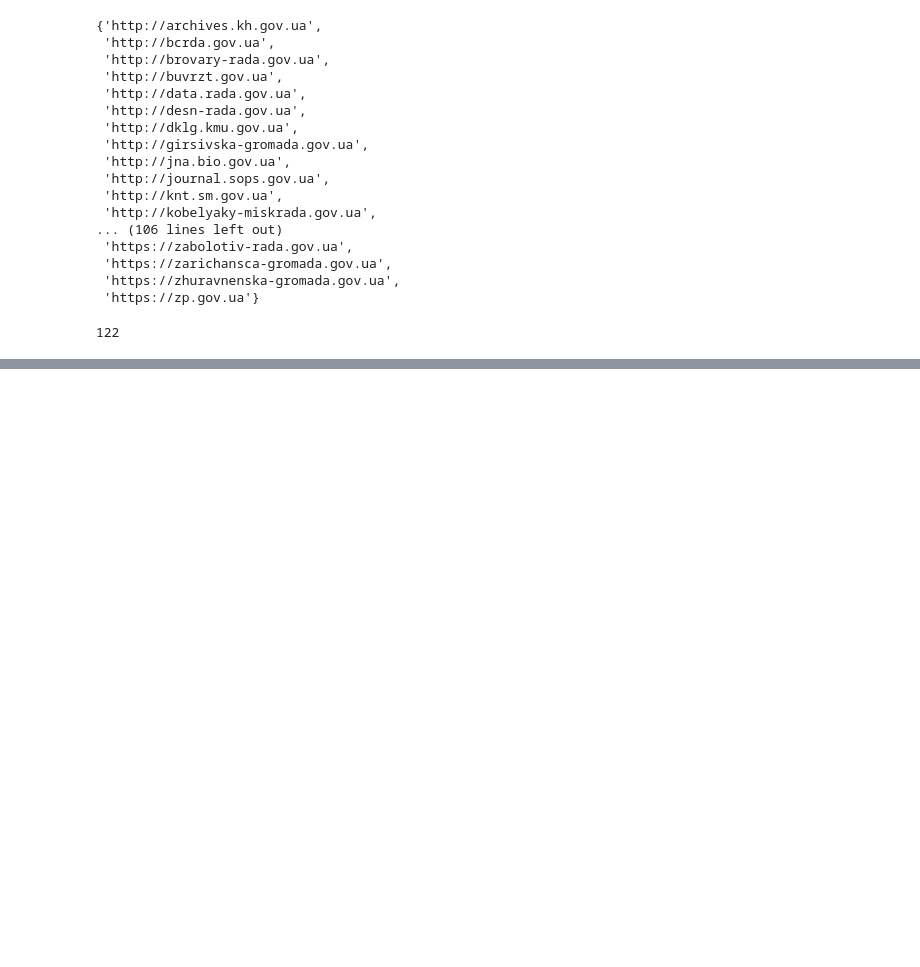
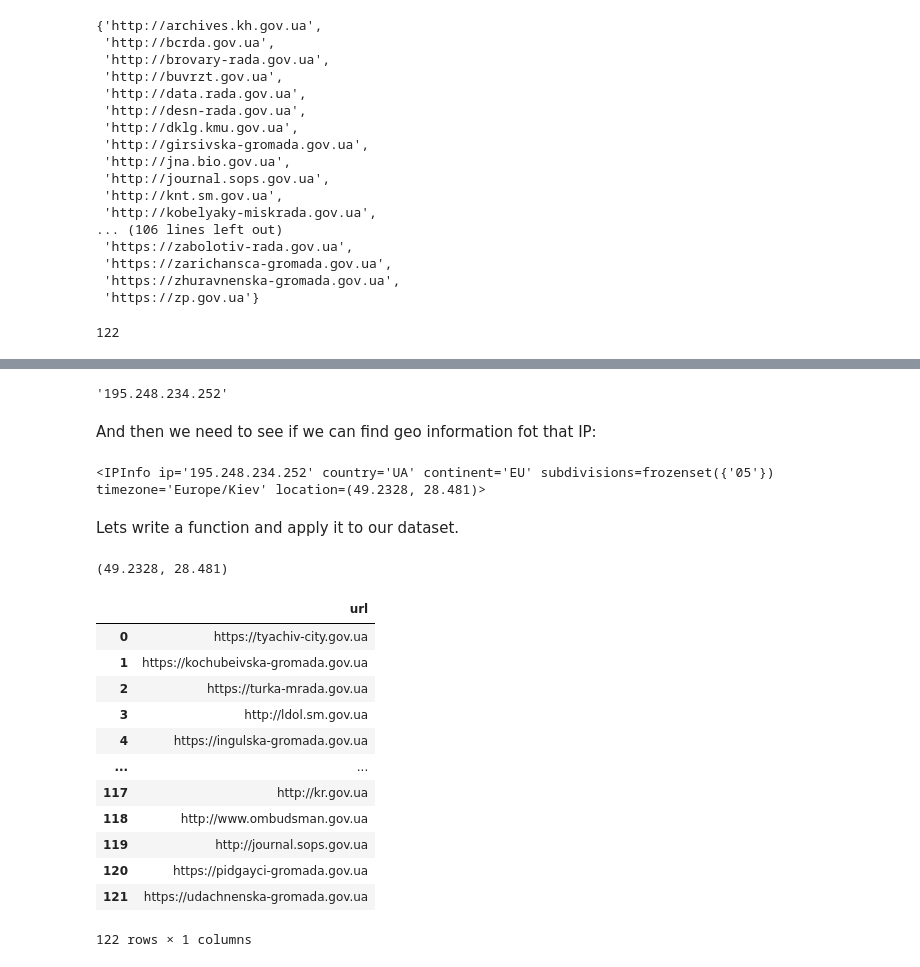
Before and after one commit to bmschmidt/gov-ua, a Jupyter notebook: Notebook.ipynb, the cells around one changed output, grey strips where cells are left out. Saved outputs shown, nothing was run; the diff lists cells and outputs as text; code cells hidden in the pictures; blank space fills up the shorter version.

```diff
--- a/Notebook.ipynb
+++ b/Notebook.ipynb
@@ -95,0 +94,50 @@ We can see if it's possible to get a sense of where these hostnames are hosted.
+# %%
+from socket import gethostbyname
+
+gethostbyname('ezupilska-gromada.gov.ua')
+# %% [output]
+'195.248.234.252'
+# %% [markdown]
+And then we need to see if we can find geo information fot that IP:
+# %%
+from geoip import geolite2
+
+geolite2.lookup('195.248.234.252')
+# %% [output]
+<IPInfo ip='195.248.234.252' country='UA' continent='EU' subdivisions=frozenset({'05'}) timezone='Europe/Kiev' location=(49.2328, 28.481)>
+# %% [markdown]
+Lets write a function and apply it to our dataset.
+# %%
+from urllib.parse import urlparse
+
+def geo(url):
+    uri = urlparse(url)
+    try:
+        hostname = uri.netloc
+        ip = gethostbyname(hostname)
+        loc = geolite2.lookup(ip)
+        return loc.location
+    except Exception as e:
+        print(f"Failed to lookup {url}: {e}")
+        return None
+
+geo('https://ezupilska-gromada.gov.ua/')
+# %% [output]
+(49.2328, 28.481)
+# %%
+df2 = pandas.DataFrame({"url": list(urls_down)})
+df2
+# %% [output]
+|  | url |
+| 0 | https://tyachiv-city.gov.ua |
+| 1 | https://kochubeivska-gromada.gov.ua |
+| 2 | https://turka-mrada.gov.ua |
+| 3 | http://ldol.sm.gov.ua |
+| 4 | https://ingulska-gromada.gov.ua |
+| ... | ... |
+| 117 | http://kr.gov.ua |
+| 118 | http://www.ombudsman.gov.ua |
+| 119 | http://journal.sops.gov.ua |
+| 120 | https://pidgayci-gromada.gov.ua |
+| 121 | https://udachnenska-gromada.gov.ua |
+122 rows × 1 columns
```
Also changed, not shown: parts of 12 cells of this notebook, 1 other file.
